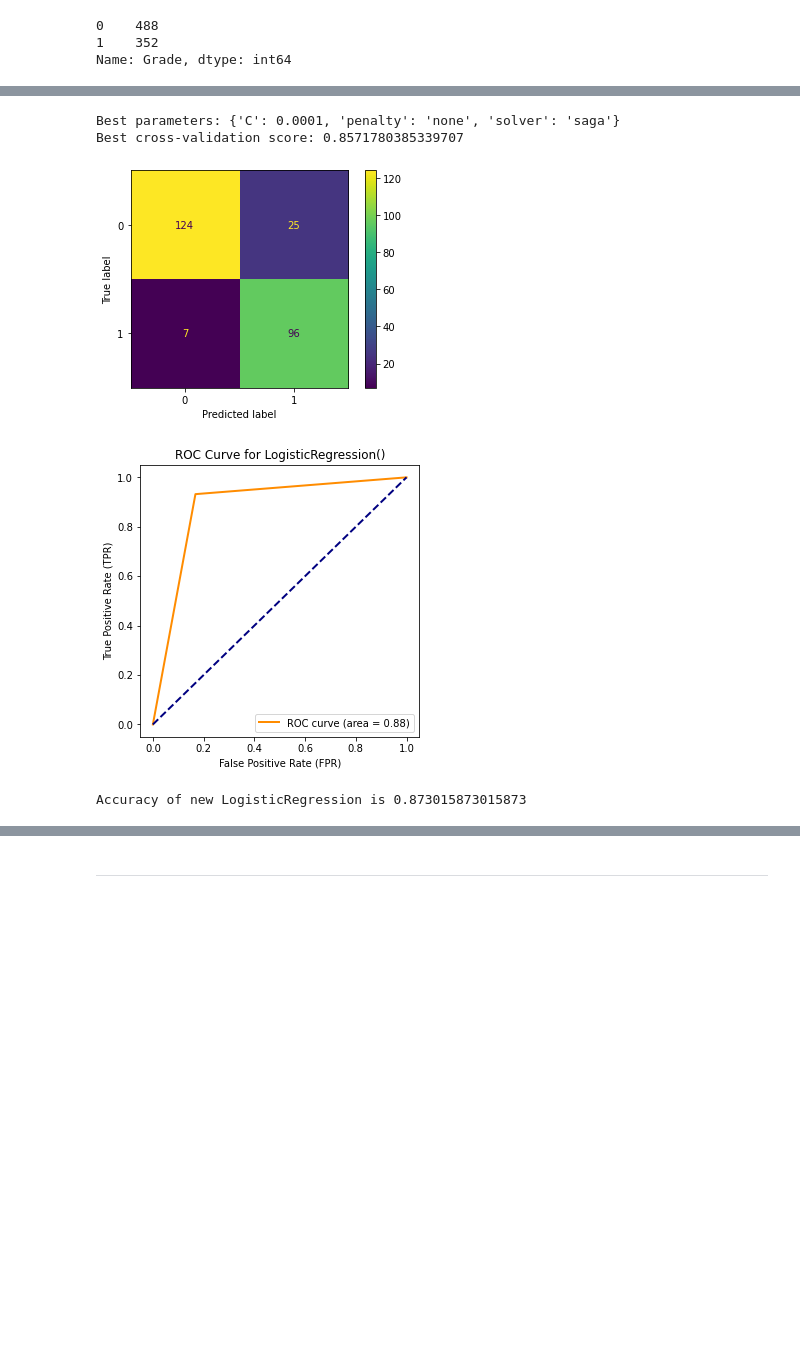
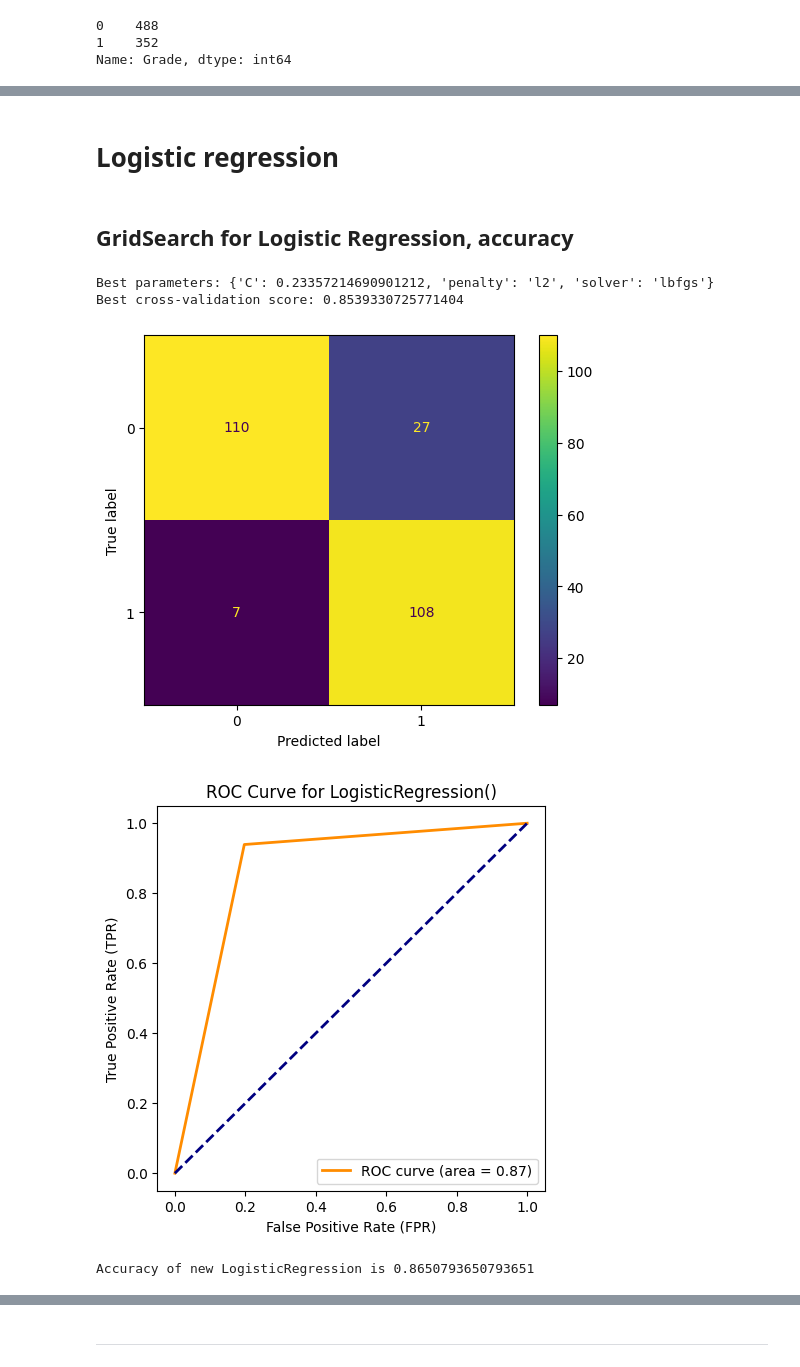
Before and after one commit to irenebernardi/Glioma-Grading-Classification, a Jupyter notebook: Glioma_Grade_notebook.ipynb, the cells around one changed output, grey strips where cells are left out. Cells and saved outputs as stored; diff of their text form; code cells hidden in the pictures; blank space fills up the shorter version.

Commit message:
randomsearch _ gridsearch + cleaned code

```diff
--- a/Glioma_Grade_notebook.ipynb
+++ b/Glioma_Grade_notebook.ipynb
@@ -22,5 +19,5 @@ warnings.filterwarnings( 'ignore' )
 # %%
-df = pd.read_csv('/Users/irenebernardi/Desktop/ML /Glioma-Grading-Classification/TCGA_GBM_LGG_Mutations_all.csv')
+df = pd.read_csv('TCGA_GBM_LGG_Mutations_all.csv')
 df
 # %% [output]
 |  | Grade | Project | Case_ID | Gender | Age_at_diagnosis | Primary_Diagnosis | Race | IDH1 | TP53 | ... |
@@ -670,9 +466,14 @@ kf = KFold(n_splits=5, shuffle=True, random_state=42)
+# %% [markdown]
+# Logistic regression
+# %% [markdown]
+## GridSearch for Logistic Regression, accuracy
 # %%
+kf = KFold(n_splits=5, shuffle=True, random_state=42)
+
 # GridSearchCV for logistic regression
 
 param_grid = [
     {'penalty' : ['l1', 'l2', 'elasticnet', 'none'],
-    #'C' : [0.001,0.01,0.1,1,10,100,1000], #this is not granular enough TODO: MENTION IN REPORT
     'C': np.logspace(-4, 4, 20), #more granular params bc evenly dsitributed in logspace
     'solver' : ['lbfgs', 'newton-cg', 'liblinear', 'sag', 'saga']
     }
@@ -689,37 +490,36 @@ best_model = grid_search.best_estimator_
 print(f"Best parameters: {grid_search.best_params_}")
 print(f"Best cross-validation score: {grid_search.best_score_}")
 # %% [output]
-Best parameters: {'C': 0.0001, 'penalty': 'none', 'solver': 'saga'}
-Best cross-validation score: 0.8571780385339707
+Best parameters: {'C': 0.23357214690901212, 'penalty': 'l2', 'solver': 'lbfgs'}
+Best cross-validation score: 0.8539330725771404
 # %%
 # y_pred with the best parameters from GridSearchCV
-y_pred_g = best_model.predict(X_test)
+y_pred_accuracy = best_model.predict(X_test)
 
-
-accuracy_g = accuracy_score(y_test, y_pred_g)
-cm = confusion_matrix(y_test, y_pred_g, labels = models[0].classes_)
+accuracy_gs = accuracy_score(y_test, y_pred_accuracy)
+cm = confusion_matrix(y_test, y_pred_accuracy, labels = models[0].classes_)
 disp = ConfusionMatrixDisplay(confusion_matrix = cm, display_labels = models[0].classes_)
 disp.plot()
 plt.show()
 
 # Compute ROC curve and AUC
-fpr, tpr, thresholds = roc_curve(y_test, y_pred_g)
+fpr, tpr, thresholds = roc_curve(y_test, y_pred_accuracy)
 roc_auc = auc(fpr, tpr)
 
 # Plot ROC curve
 plt.figure(figsize=(5, 5))
 plt.plot(fpr, tpr, color='darkorange', lw=2, label='ROC curve (area = {:.2f})'.format(roc_auc))
 plt.plot([0, 1], [0, 1], color='navy', lw=2, linestyle='--')
 plt.xlabel('False Positive Rate (FPR)')
 plt.ylabel('True Positive Rate (TPR)')
 plt.title(f'ROC Curve for {models[0]}')
 plt.legend(loc='lower right')
 plt.show()
-print(f"Accuracy of new LogisticRegression is {accuracy_g}")
+print(f"Accuracy of new LogisticRegression is {accuracy_gs}")
 # %% [output]
-[figure, old version]
+[figure, new version]
-[figure, old version]
+[figure, new version]
-Accuracy of new LogisticRegression is 0.873015873015873
+Accuracy of new LogisticRegression is 0.8650793650793651
 # %%
 y_pred = models[0].predict(X_test)
 prev_accuracy = accuracy_score(y_test, y_pred)
```
Also changed, not shown: parts of 73 cells of this notebook.
